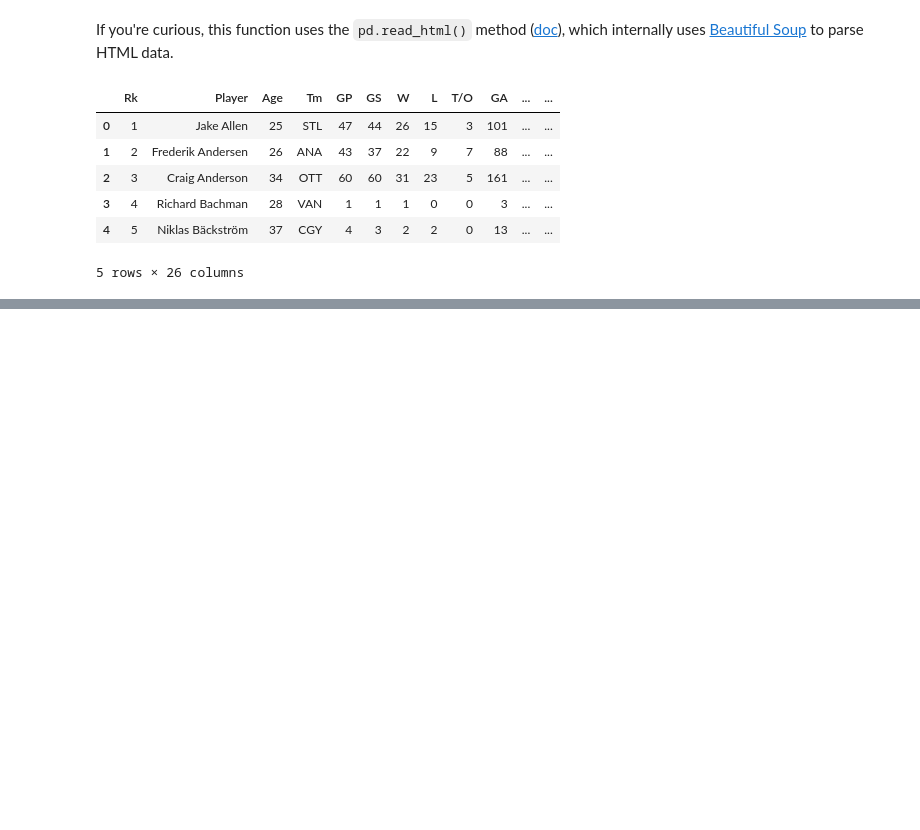
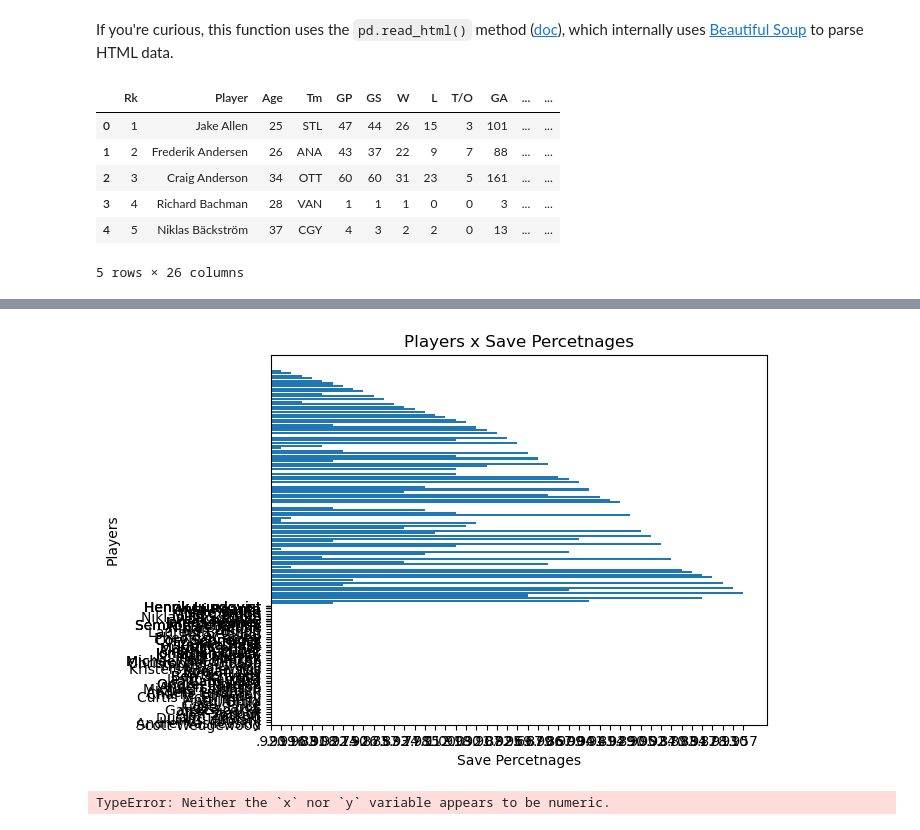
Before and after one commit to Jawing/ift6758-project-template-main, a Jupyter notebook: milestone1.ipynb, the cells around one changed output, grey strips where cells are left out. Saved outputs shown, nothing was run; the diff lists cells and outputs as text; code cells hidden in the pictures; blank space fills up the shorter version.

```diff
--- a/milestone1.ipynb
+++ b/milestone1.ipynb
@@ -35,0 +68,3 @@ df.head()
+# %%
+players = df["Player"].tolist()
+players
@@ -35,0 +89,3 @@ df.head()
+# %%
+savePercentages = df["SV%"].tolist()
+savePercentages
@@ -35,0 +112,20 @@ df.head()
+# %%
+plt.rcdefaults()
+fig, ax = plt.subplots()
+ax.barh(players, savePercentages, align='center')
+ax.set_yticks(savePercentages)
+ax.set_yticklabels(players)
+ax.invert_yaxis()
+ax.set_xlabel('Save Percetnages')
+ax.set_ylabel('Players')
+
+ax.set_title('Players x Save Percetnages')
+
+plt.show()
+# %% [output]
+[figure, added]
+# %%
+import seaborn as sns
+ax = sns.barplot(x="SV%", y="Player", data=df[["Player","SV%"]])
+# %% [output]
+TypeError: Neither the `x` nor `y` variable appears to be numeric.
```
Also changed, not shown: parts of 16 cells of this notebook.
